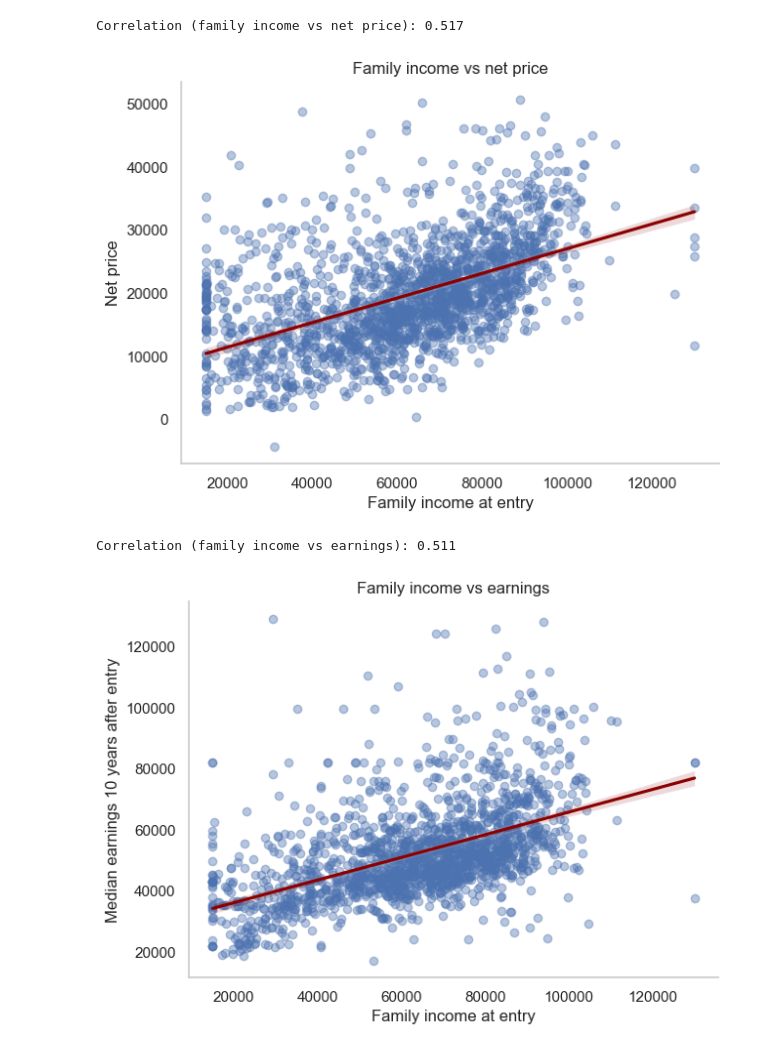
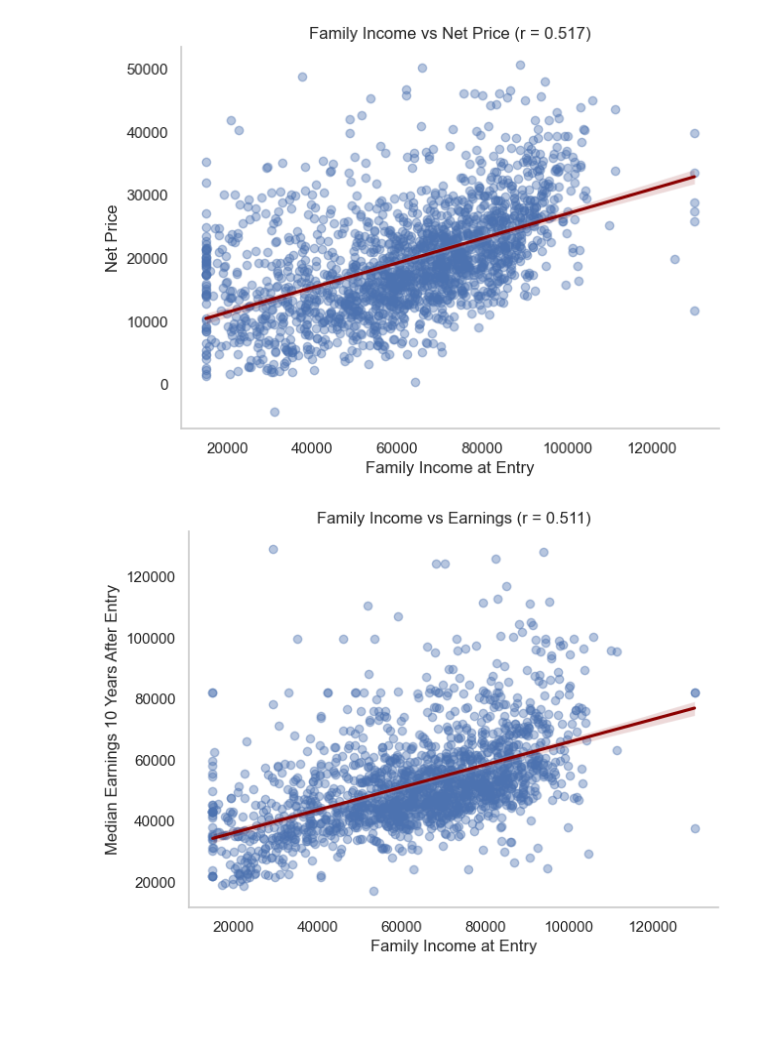
Before and after one commit to jethrochen0709/Econ570FinalProject, a Jupyter notebook: FInalProject.ipynb, the cells around one changed output. Saved outputs shown, nothing was run; the diff lists cells and outputs as text; code cells hidden in the pictures; blank space fills up the shorter version.

```diff
--- a/FInalProject.ipynb
+++ b/FInalProject.ipynb
@@ -36,7 +36,8 @@ scorecard["net_price"] = scorecard["NPT4_PUB"].fillna(scorecard["NPT4_PRIV"])
 #   NUM44_PUB/PRIV: 75,001–110k
 #   NUM45_PUB/PRIV: 110k+
 #
-# Then FamilyIncome_j = sum( n_jb * midpoint_b ) / sum( n_jb )
+# family_income_j = sum_b (n_jb * midpoint_b) / sum_b n_jb
+
 
 
 # Bracket midpoints for NUM41-45 as weights
@@ -104,6 +105,7 @@ keep_cols = [
 
 scorecard = scorecard[keep_cols].copy()
 
+
 # Readable column names
 rename_map = {
     "UNITID": "institution_id",
@@ -125,6 +127,10 @@ rename_map = {
     "ACTCMMID": "act_composite_midpoint",
 }
 scorecard = scorecard.rename(columns=rename_map)
+
+control_map = {1: "Public", 2: "Private nonprofit", 3: "Private for-profit"}
+scorecard["control_label"] = scorecard["control_type"].map(control_map)
+
 print("After column selection:", scorecard.shape)
 
 scorecard.head()
@@ -181,16 +187,14 @@ summary_by_sector
 | Private nonprofit | 1044.0 | 22696.704023 | 7875.427301 | 1392.0 | 18034.75 | 22316.5 | 26832.50 | 50747.0 | 1044.0 | ... |
 | Public | 547.0 | 13882.230347 | 4534.876687 | -4247.0 | 11276.50 | 14048.0 | 16841.50 | 27926.0 | 547.0 | ... |
 # %%
-# Helper: labels and standardized test index
-control_map = {1: "Public", 2: "Private nonprofit", 3: "Private for-profit"}
-scorecard["control_label"] = scorecard["control_type"].map(control_map).fillna("Other/Unknown")
-
+# Construct standardized test index
 # Standardized test index combining SAT (verbal + math) and ACT when SAT is missing
 sat_avg = scorecard[["sat_verbal_midpoint", "sat_math_midpoint"]].mean(axis=1)
 sat_z = (sat_avg - sat_avg.mean(skipna=True)) / sat_avg.std(skipna=True)
 act_z = (scorecard["act_composite_midpoint"] - scorecard["act_composite_midpoint"].mean(skipna=True)) / scorecard["act_composite_midpoint"].std(skipna=True)
-scorecard["test_index"] = sat_z.fillna(act_z)
-scorecard["test_index"] = scorecard["test_index"].fillna(scorecard["test_index"].median())
+
+scorecard["test_index"] = sat_z
+scorecard["test_index"] = scorecard["test_index"].fillna(act_z)
 # %%
 scorecard.head()
 # %% [output]
@@ -298,33 +302,36 @@ plt.show()
 # %%
 # Q2.1: Family income vs net price
 q2_price = scorecard[["family_income", "net_price"]].dropna()
-print("Correlation (family income vs net price):", q2_price.corr().iloc[0, 1].round(3))
+# print("Correlation (family income vs net price):", q2_price.corr().iloc[0, 1].round(3))
 plt.figure(figsize=(7, 5))
 sns.regplot(data=q2_price, x="family_income", y="net_price", scatter_kws={"alpha": 0.4}, line_kws={"color": "darkred"})
-plt.xlabel("Family income at entry")
-plt.ylabel("Net price")
-plt.title("Family income vs net price")
+plt.xlabel("Family Income at Entry")
+plt.ylabel("Net Price")
+
+r = q2_price.corr().iloc[0, 1]
+plt.title(f"Family Income vs Net Price (r = {r:.3f})")
 plt.grid(False)
 sns.despine()
 plt.show()
 # %% [output]
-Correlation (family income vs net price): 0.517
-[figure, old version]
+[figure, new version]
 # %%
 # Q2.2: Family income vs earnings
 q2_earn = scorecard[["family_income", "median_earnings_10yr"]].dropna()
-print("Correlation (family income vs earnings):", q2_earn.corr().iloc[0, 1].round(3))
+# print("Correlation (family income vs earnings):", q2_earn.corr().iloc[0, 1].round(3))
 plt.figure(figsize=(7, 5))
 sns.regplot(data=q2_earn, x="family_income", y="median_earnings_10yr", scatter_kws={"alpha": 0.4}, line_kws={"color": "darkred"})
-plt.xlabel("Family income at entry")
-plt.ylabel("Median earnings 10 years after entry")
-plt.title("Family income vs earnings")
+plt.xlabel("Family Income at Entry")
+plt.ylabel("Median Earnings 10 Years After Entry")
+
+r = q2_earn.corr().iloc[0, 1]
+plt.title(f"Family Income vs Earnings (r = {r:.3f})")
+
 plt.grid(False)
 sns.despine()
 plt.show()
 # %% [output]
-Correlation (family income vs earnings): 0.511
-[figure, old version]
+[figure, new version]
 # %%
 # Q2.3: OLS — earnings on net price, controlling for family income and test scores
 ols_data = scorecard[["median_earnings_10yr", "net_price", "family_income", "test_index", "control_label", "undergrad_enrollment"]].dropna()
```
Also changed, not shown: parts of 7 cells of this notebook.
